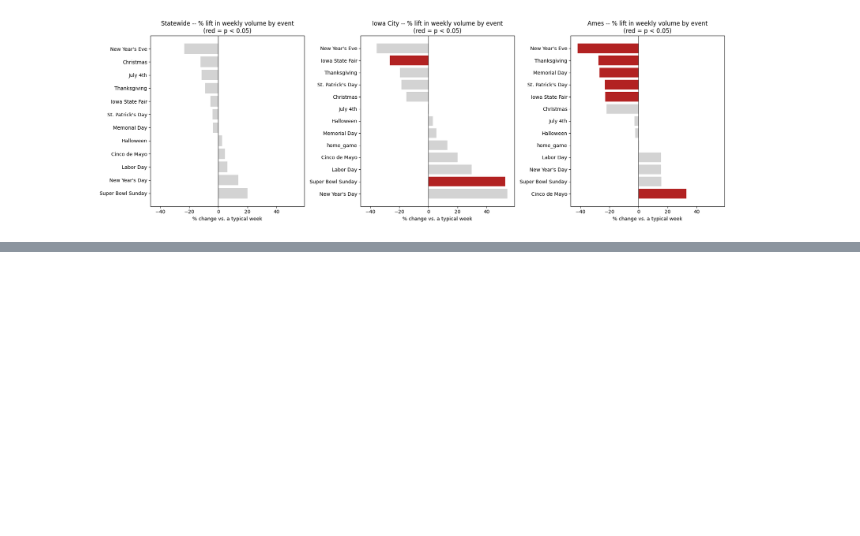
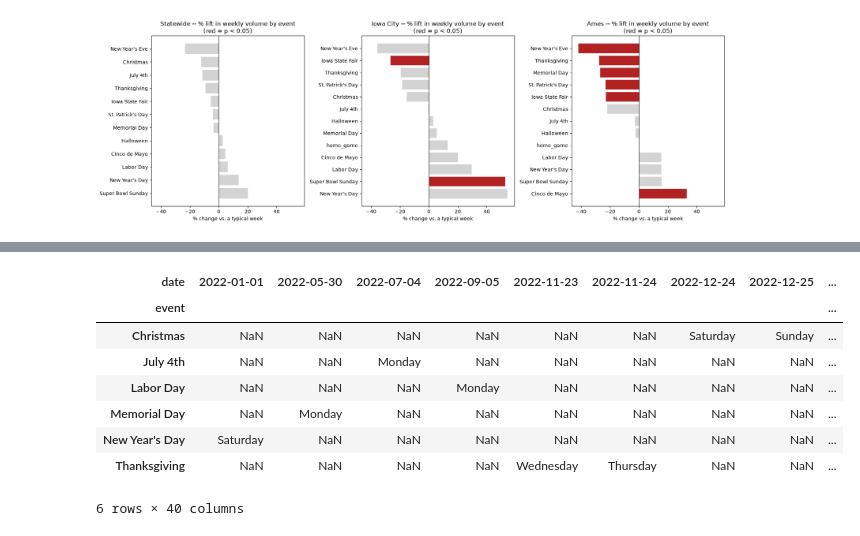
Before and after one commit to otishunt/data4401-joe, a Jupyter notebook: caseb_calendar_events.ipynb, the cells around one changed output, grey strips where cells are left out. Drawn from its saved outputs; the diff is of its cells as text; code cells hidden in the pictures; blank space fills up the shorter version.

```diff
--- a/caseb_calendar_events.ipynb
+++ b/caseb_calendar_events.ipynb
@@ -444,0 +451,22 @@ estimates above as genuinely uncertain either way.)
+# %%
+holiday_dow = pd.DataFrame({
+    "date": [d for d, names in events.items() if any(
+        n in {"New Year's Day", "Memorial Day", "Labor Day", "July 4th", "Thanksgiving", "Christmas"}
+        for n in names
+    )],
+})
+holiday_dow["event"] = holiday_dow["date"].map(lambda d: next(
+    n for n in events[d] if n in {"New Year's Day", "Memorial Day", "Labor Day", "July 4th", "Thanksgiving", "Christmas"}
+))
+holiday_dow["day_of_week"] = holiday_dow["date"].dt.day_name()
+holiday_dow.sort_values(["event", "date"]).pivot(index="event", columns="date", values="day_of_week")
+# %% [output]
+| date | 2022-01-01 | 2022-05-30 | 2022-07-04 | 2022-09-05 | 2022-11-23 | 2022-11-24 | 2022-12-24 | 2022-12-25 | ... |
+| event |  |  |  |  |  |  |  |  | ... |
+| Christmas | NaN | NaN | NaN | NaN | NaN | NaN | Saturday | Sunday | ... |
+| July 4th | NaN | NaN | Monday | NaN | NaN | NaN | NaN | NaN | ... |
+| Labor Day | NaN | NaN | NaN | Monday | NaN | NaN | NaN | NaN | ... |
+| Memorial Day | NaN | Monday | NaN | NaN | NaN | NaN | NaN | NaN | ... |
+| New Year's Day | Saturday | NaN | NaN | NaN | NaN | NaN | NaN | NaN | ... |
+| Thanksgiving | NaN | NaN | NaN | NaN | Wednesday | Thursday | NaN | NaN | ... |
+6 rows × 40 columns
```
Also changed, not shown: parts of 5 cells of this notebook, 6 other files.
